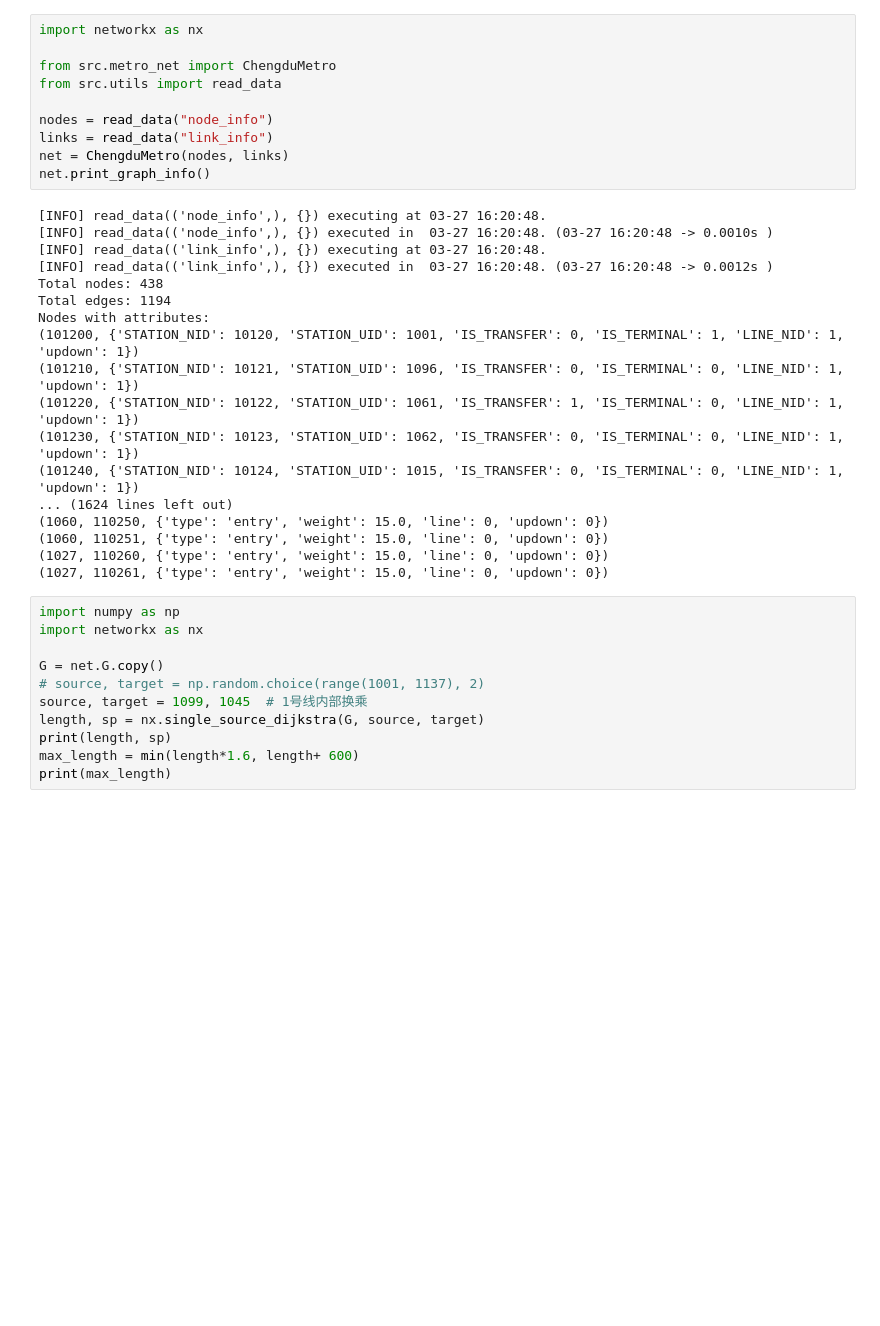
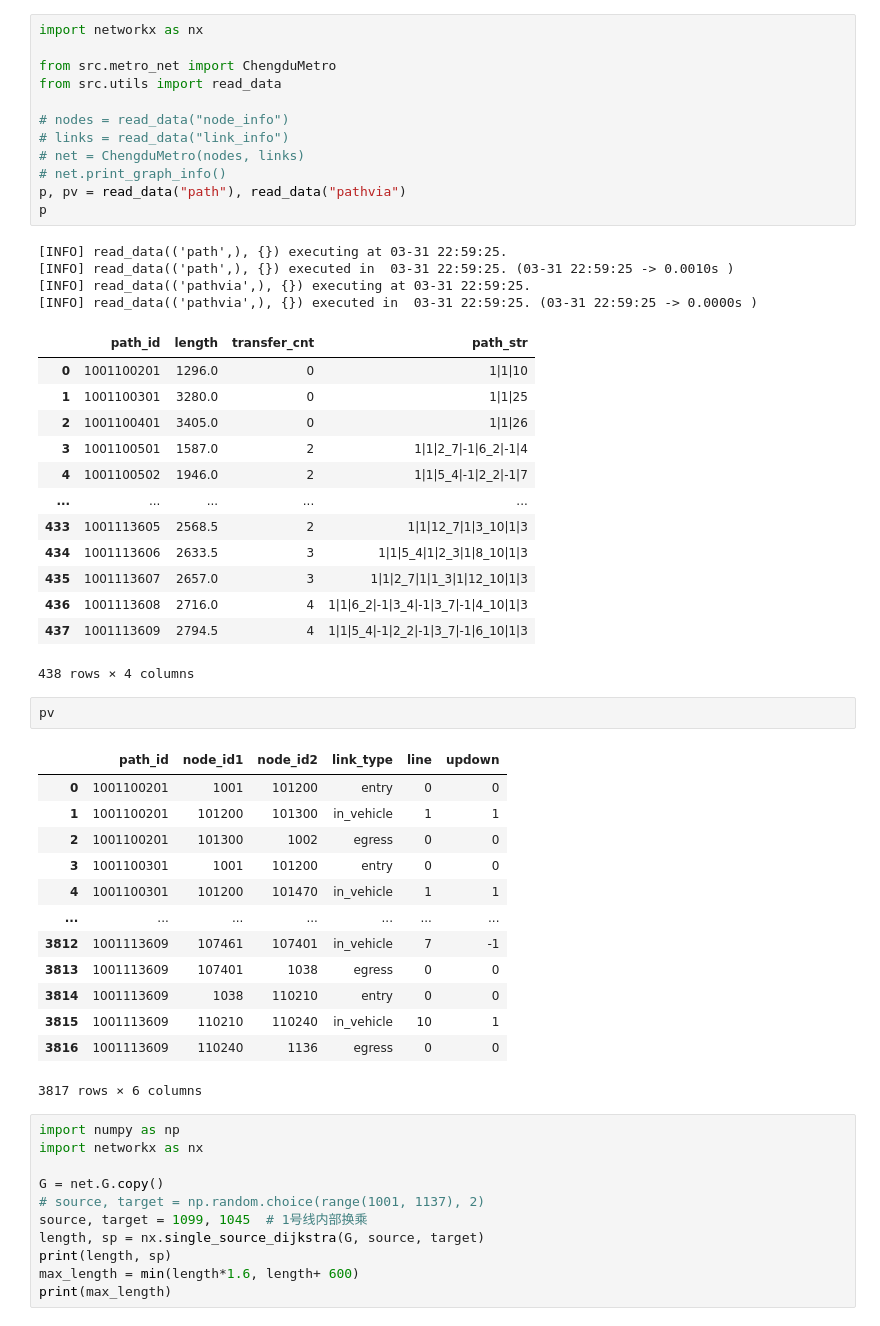
Before and after one commit to sunnysun711/PTIM, a Jupyter notebook: test.ipynb, the cells around one changed output. Drawn from its saved outputs; the diff is of its cells as text; blank space fills up the shorter version.

```diff
--- a/test.ipynb
+++ b/test.ipynb
@@ -4,28 +4,46 @@ import networkx as nx
 from src.metro_net import ChengduMetro
 from src.utils import read_data
 
-nodes = read_data("node_info")
-links = read_data("link_info")
-net = ChengduMetro(nodes, links)
-net.print_graph_info()
+# nodes = read_data("node_info")
+# links = read_data("link_info")
+# net = ChengduMetro(nodes, links)
+# net.print_graph_info()
+p, pv = read_data("path"), read_data("pathvia")
+p
 # %% [output]
-[INFO] read_data(('node_info',), {}) executing at 03-27 16:20:48.
-[INFO] read_data(('node_info',), {}) executed in  03-27 16:20:48. (03-27 16:20:48 -> 0.0010s )
-[INFO] read_data(('link_info',), {}) executing at 03-27 16:20:48.
-[INFO] read_data(('link_info',), {}) executed in  03-27 16:20:48. (03-27 16:20:48 -> 0.0012s )
-Total nodes: 438
-Total edges: 1194
-Nodes with attributes:
-(101200, {'STATION_NID': 10120, 'STATION_UID': 1001, 'IS_TRANSFER': 0, 'IS_TERMINAL': 1, 'LINE_NID': 1, 'updown': 1})
-(101210, {'STATION_NID': 10121, 'STATION_UID': 1096, 'IS_TRANSFER': 0, 'IS_TERMINAL': 0, 'LINE_NID': 1, 'updown': 1})
-(101220, {'STATION_NID': 10122, 'STATION_UID': 1061, 'IS_TRANSFER': 1, 'IS_TERMINAL': 0, 'LINE_NID': 1, 'updown': 1})
-(101230, {'STATION_NID': 10123, 'STATION_UID': 1062, 'IS_TRANSFER': 0, 'IS_TERMINAL': 0, 'LINE_NID': 1, 'updown': 1})
-(101240, {'STATION_NID': 10124, 'STATION_UID': 1015, 'IS_TRANSFER': 0, 'IS_TERMINAL': 0, 'LINE_NID': 1, 'updown': 1})
-... (1624 lines left out)
-(1060, 110250, {'type': 'entry', 'weight': 15.0, 'line': 0, 'updown': 0})
-(1060, 110251, {'type': 'entry', 'weight': 15.0, 'line': 0, 'updown': 0})
-(1027, 110260, {'type': 'entry', 'weight': 15.0, 'line': 0, 'updown': 0})
-(1027, 110261, {'type': 'entry', 'weight': 15.0, 'line': 0, 'updown': 0})
+[INFO] read_data(('path',), {}) executing at 03-31 22:59:25.
+[INFO] read_data(('path',), {}) executed in  03-31 22:59:25. (03-31 22:59:25 -> 0.0010s )
+[INFO] read_data(('pathvia',), {}) executing at 03-31 22:59:25.
+[INFO] read_data(('pathvia',), {}) executed in  03-31 22:59:25. (03-31 22:59:25 -> 0.0000s )
+|  | path_id | length | transfer_cnt | path_str |
+| 0 | 1001100201 | 1296.0 | 0 | 1|1|10 |
+| 1 | 1001100301 | 3280.0 | 0 | 1|1|25 |
+| 2 | 1001100401 | 3405.0 | 0 | 1|1|26 |
+| 3 | 1001100501 | 1587.0 | 2 | 1|1|2_7|-1|6_2|-1|4 |
+| 4 | 1001100502 | 1946.0 | 2 | 1|1|5_4|-1|2_2|-1|7 |
+| ... | ... | ... | ... | ... |
+| 433 | 1001113605 | 2568.5 | 2 | 1|1|12_7|1|3_10|1|3 |
+| 434 | 1001113606 | 2633.5 | 3 | 1|1|5_4|1|2_3|1|8_10|1|3 |
+| 435 | 1001113607 | 2657.0 | 3 | 1|1|2_7|1|1_3|1|12_10|1|3 |
+| 436 | 1001113608 | 2716.0 | 4 | 1|1|6_2|-1|3_4|-1|3_7|-1|4_10|1|3 |
+| 437 | 1001113609 | 2794.5 | 4 | 1|1|5_4|-1|2_2|-1|3_7|-1|6_10|1|3 |
+438 rows × 4 columns
+# %%
+pv
+# %% [output]
+|  | path_id | node_id1 | node_id2 | link_type | line | updown |
+| 0 | 1001100201 | 1001 | 101200 | entry | 0 | 0 |
+| 1 | 1001100201 | 101200 | 101300 | in_vehicle | 1 | 1 |
+| 2 | 1001100201 | 101300 | 1002 | egress | 0 | 0 |
+| 3 | 1001100301 | 1001 | 101200 | entry | 0 | 0 |
+| 4 | 1001100301 | 101200 | 101470 | in_vehicle | 1 | 1 |
+| ... | ... | ... | ... | ... | ... | ... |
+| 3812 | 1001113609 | 107461 | 107401 | in_vehicle | 7 | -1 |
+| 3813 | 1001113609 | 107401 | 1038 | egress | 0 | 0 |
+| 3814 | 1001113609 | 1038 | 110210 | entry | 0 | 0 |
+| 3815 | 1001113609 | 110210 | 110240 | in_vehicle | 10 | 1 |
+| 3816 | 1001113609 | 110240 | 1136 | egress | 0 | 0 |
+3817 rows × 6 columns
 # %%
 import numpy as np
 import networkx as nx
```
Also changed, not shown: 5 other files.
